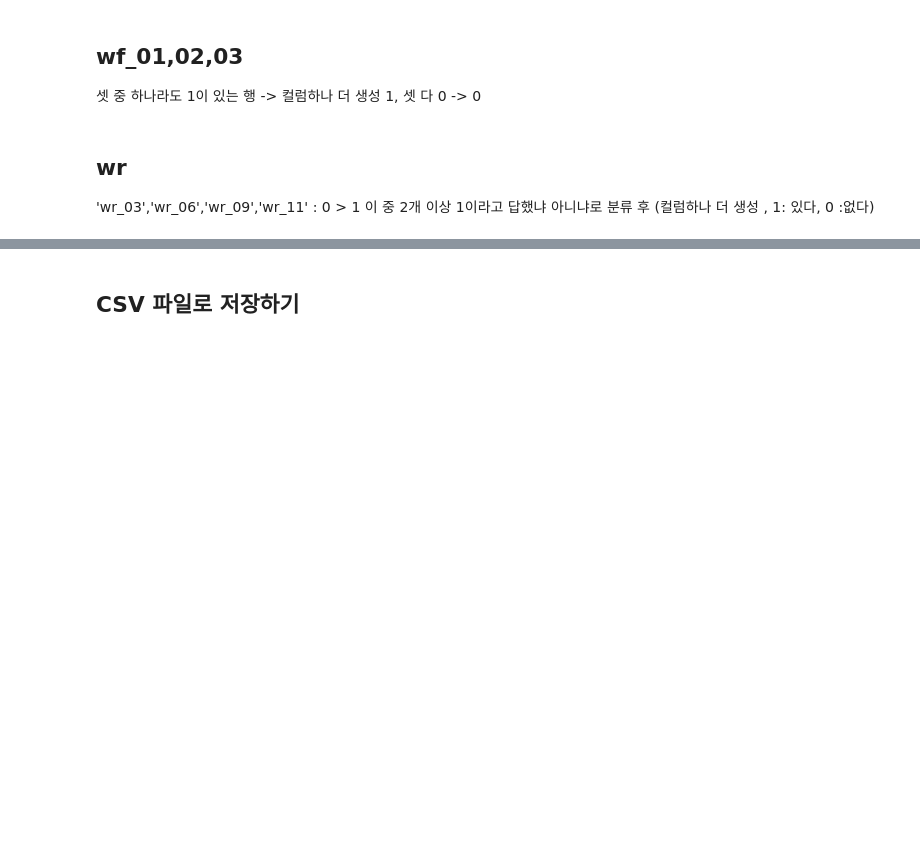
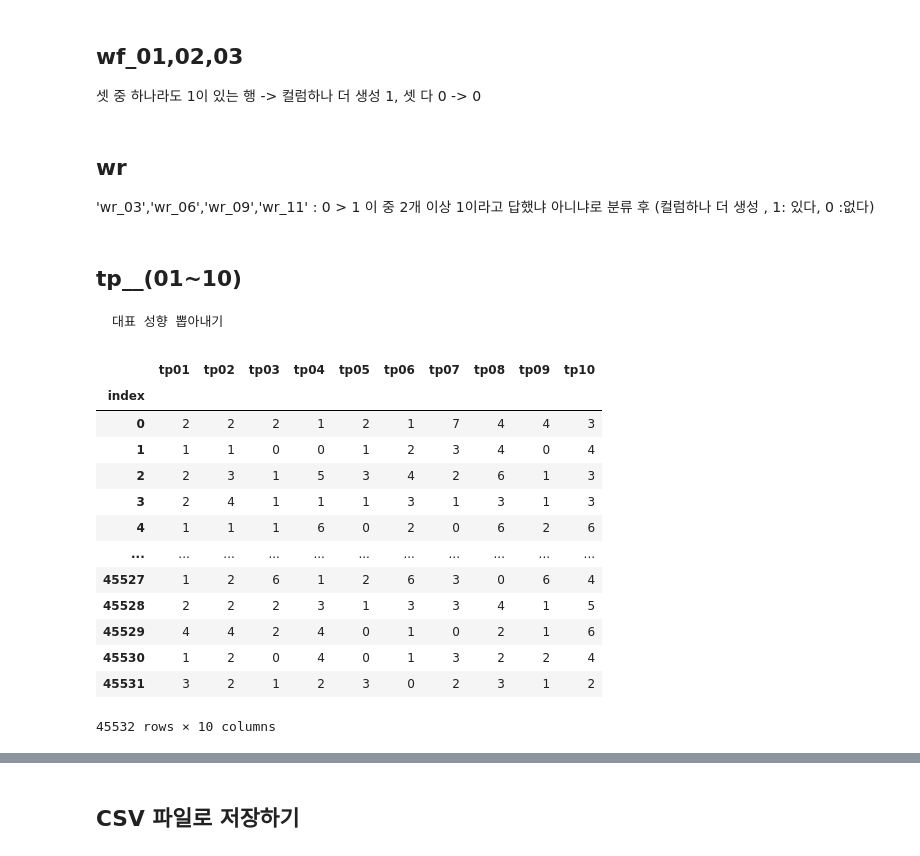
Before and after one commit to sryu219/TeamProject, a Jupyter notebook: FinalProject.ipynb, the cells around one changed output, grey strips where cells are left out. Drawn from its saved outputs; the diff is of its cells as text; code cells hidden in the pictures; blank space fills up the shorter version.

```diff
--- a/FinalProject.ipynb
+++ b/FinalProject.ipynb
@@ -9,5 +9,5 @@ font_name = fm.FontProperties(fname = 'C:\\Windows\\Fonts\\malgun.ttf').get_name
 plt.rc('font', family = font_name)
 mpl.rcParams['axes.unicode_minus'] = False
 # %%
-# 노을 경로
-train = pd.read_csv('C:\\Users\\noeul\\noeul\\3조\\최종 프로젝트\\TeamProject\\open data\\train.csv',encoding="euc-kr",index_col = [0])
+# 깃헙을 이용한 경로
+train = pd.read_csv('https://raw.githubusercontent.com/Chachaeul/TeamProject/master/open%20data/train.csv',encoding="euc-kr",index_col = [0])
@@ -1207,3 +1204,24 @@ len(wr_new)
 # %%
 train["wr_new"]=wr_new
 train
+# %% [markdown]
+## tp__(01~10)
+    대표 성향 뽑아내기
+# %%
+tps = train.loc[:,'tp01':'tp10']
+tps
+# %% [output]
+|  | tp01 | tp02 | tp03 | tp04 | tp05 | tp06 | tp07 | tp08 | tp09 | tp10 |
+| index |  |  |  |  |  |  |  |  |  |  |
+| 0 | 2 | 2 | 2 | 1 | 2 | 1 | 7 | 4 | 4 | 3 |
+| 1 | 1 | 1 | 0 | 0 | 1 | 2 | 3 | 4 | 0 | 4 |
+| 2 | 2 | 3 | 1 | 5 | 3 | 4 | 2 | 6 | 1 | 3 |
+| 3 | 2 | 4 | 1 | 1 | 1 | 3 | 1 | 3 | 1 | 3 |
+| 4 | 1 | 1 | 1 | 6 | 0 | 2 | 0 | 6 | 2 | 6 |
+| ... | ... | ... | ... | ... | ... | ... | ... | ... | ... | ... |
+| 45527 | 1 | 2 | 6 | 1 | 2 | 6 | 3 | 0 | 6 | 4 |
+| 45528 | 2 | 2 | 2 | 3 | 1 | 3 | 3 | 4 | 1 | 5 |
+| 45529 | 4 | 4 | 2 | 4 | 0 | 1 | 0 | 2 | 1 | 6 |
+| 45530 | 1 | 2 | 0 | 4 | 0 | 1 | 3 | 2 | 2 | 4 |
+| 45531 | 3 | 2 | 1 | 2 | 3 | 0 | 2 | 3 | 1 | 2 |
+45532 rows × 10 columns
```
Also changed, not shown: parts of 5 cells of this notebook.
